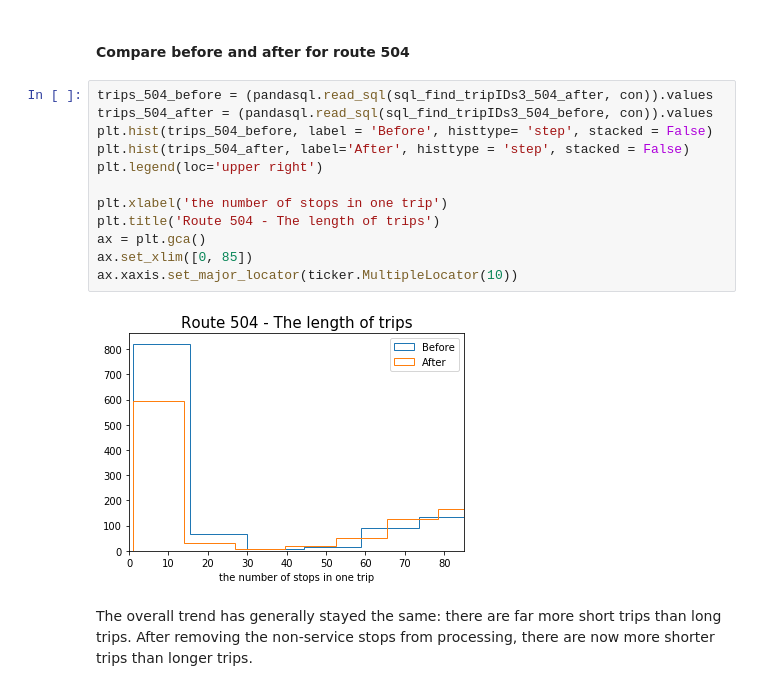
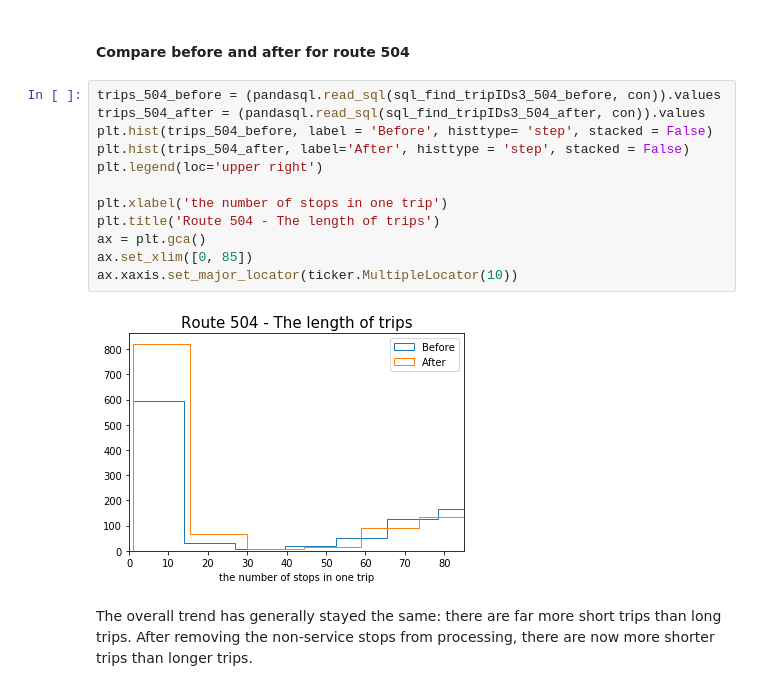
Before and after one commit to webgisgeek/bdit_data-sources, a Jupyter notebook: ttc/validating_cis_processing.ipynb, the cells around one changed output. Drawn from its saved outputs; the diff is of its cells as text.

```diff
--- a/ttc/validating_cis_processing.ipynb
+++ b/ttc/validating_cis_processing.ipynb
@@ -1595,19 +1595,19 @@ ax.xaxis.set_major_locator(ticker.MultipleLocator(1))
 # %% [markdown]
 #### Compare before and after for route 504
 # %%
-trips_504_before = (pandasql.read_sql(sql_find_tripIDs3_504_after, con)).values
-trips_504_after = (pandasql.read_sql(sql_find_tripIDs3_504_before, con)).values
+trips_504_before = (pandasql.read_sql(sql_find_tripIDs3_504_before, con)).values
+trips_504_after = (pandasql.read_sql(sql_find_tripIDs3_504_after, con)).values
 plt.hist(trips_504_before, label = 'Before', histtype= 'step', stacked = False)
 plt.hist(trips_504_after, label='After', histtype = 'step', stacked = False)
 plt.legend(loc='upper right')
 
 plt.xlabel('the number of stops in one trip')
 plt.title('Route 504 - The length of trips')
 ax = plt.gca()
 ax.set_xlim([0, 85])
 ax.xaxis.set_major_locator(ticker.MultipleLocator(10))
 # %% [output]
-[figure, old version]
+[figure, new version]
 # %% [markdown]
 The overall trend has generally stayed the same: there are far more short trips than long trips. After removing the non-service stops from processing, there are now more shorter trips than longer trips.
 # %% [markdown]
```
Also changed, not shown: parts of 1 cell of this notebook, 2 other files.
